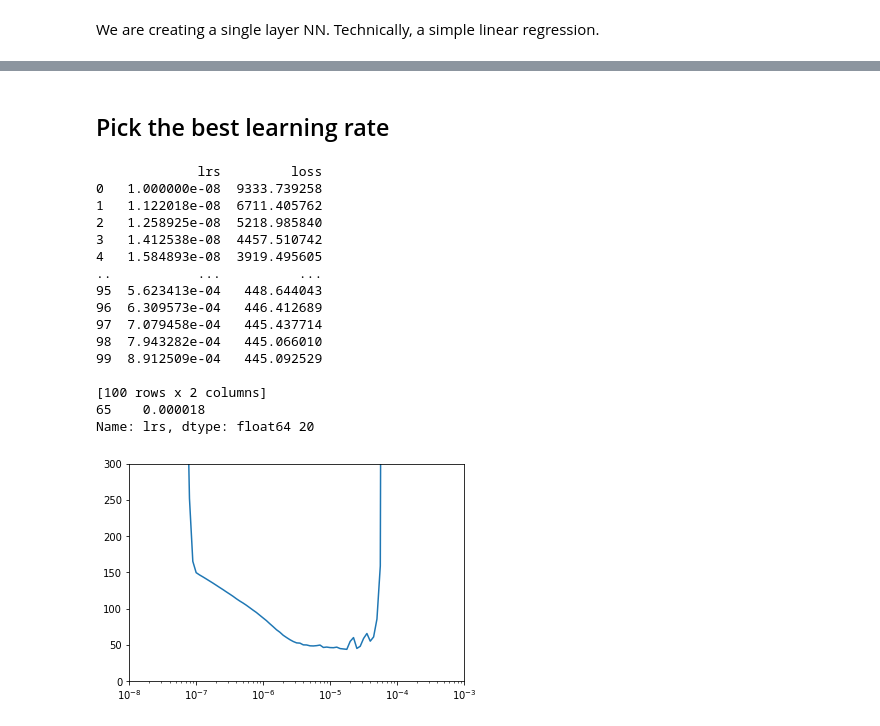
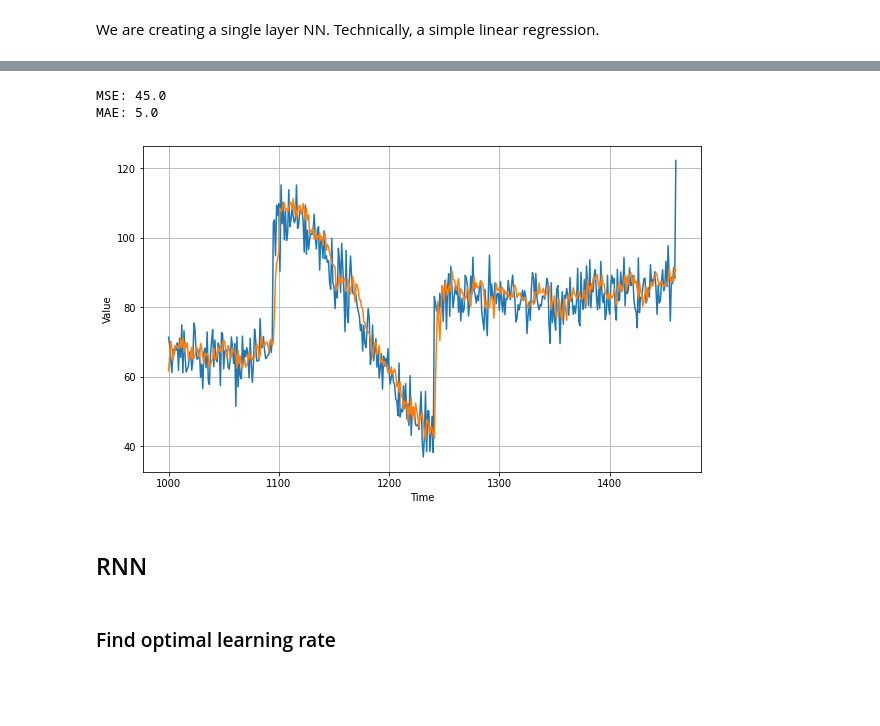
Before and after one commit to soerenml/tensorflow-certificate, a Jupyter notebook: Time_series_data.ipynb, the cells around one changed output, grey strips where cells are left out. Saved outputs shown, nothing was run; the diff lists cells and outputs as text; code cells hidden in the pictures; blank space fills up the shorter version.

```diff
--- a/Time_series_data.ipynb
+++ b/Time_series_data.ipynb
@@ -87,2 +95,23 @@ def mse_mae(x_valid, pred):
   print("MSE: {}".format(round(mean_squared_error(x_valid, pred).numpy())))
   print("MAE: {}".format(round(mean_absolute_error(x_valid, pred).numpy())))
+# %%
+def model_analysis():
+  '''
+  The function calls preditions from the underlying model,
+  plots them, and calls a function calculating MAE and MSE.
+  '''
+  # Get forecasts
+  forecast = []
+  for time in range(len(series) - _WINDOW_SIZE):
+    forecast.append(model.predict(series[time:time + _WINDOW_SIZE][np.newaxis]))
+
+  forecast = forecast[split_time-_WINDOW_SIZE:]
+  results = np.array(forecast)[:, 0, 0]
+
+  # Plot forecasts
+  plt.figure(figsize=(10, 6))
+  plot_series(time_valid, x_valid)
+  plot_series(time_valid, results)
+
+  # Print goodness metrics
+  mse_mae(x_valid, results)
@@ -314,31 +402,10 @@ mse_mae(x_valid, results)
+# %%
+model_analysis()
+# %% [output]
+MSE: 45.0
+MAE: 5.0
+[figure, added]
+# %% [markdown]
+## RNN
 # %% [markdown]
-## Pick the best learning rate
+### Find optimal learning rate
-# %%
-import pandas as pd
-lrs = 1e-8 * (10 ** (np.arange(_EPOCHS) / 20))
-plt.semilogx(lrs, history.history["loss"])
-plt.axis([1e-8, 1e-3, 0, 300])
-
-df = pd.DataFrame({'lrs':lrs, 'loss': history.history["loss"]})
-print(df)
-min_loss = df['loss'].min()
-best_learning_rate = df['lrs'][df['loss']==df['loss'].min()]
-print(best_learning_rate, 20)
-# %% [output]
-             lrs         loss
-0   1.000000e-08  9333.739258
-1   1.122018e-08  6711.405762
-2   1.258925e-08  5218.985840
-3   1.412538e-08  4457.510742
-4   1.584893e-08  3919.495605
-..           ...          ...
-95  5.623413e-04   448.644043
-96  6.309573e-04   446.412689
-97  7.079458e-04   445.437714
-98  7.943282e-04   445.066010
-99  8.912509e-04   445.092529
-
-[100 rows x 2 columns]
-65    0.000018
-Name: lrs, dtype: float64 20
-[figure, removed]
```
Also changed, not shown: parts of 40 cells of this notebook.
